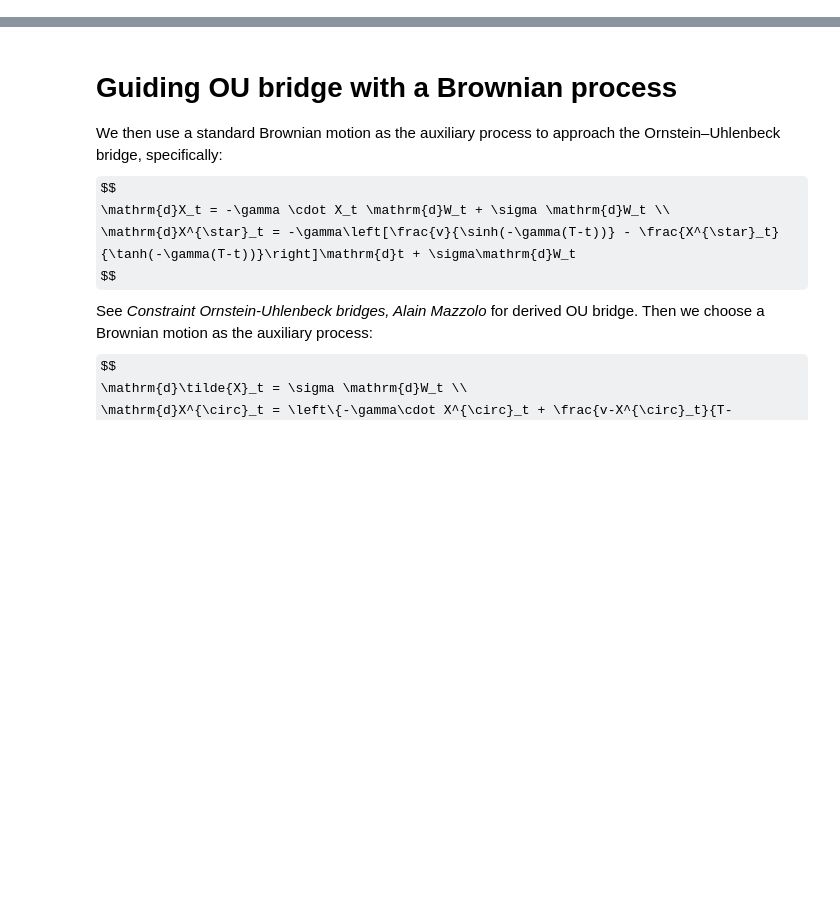
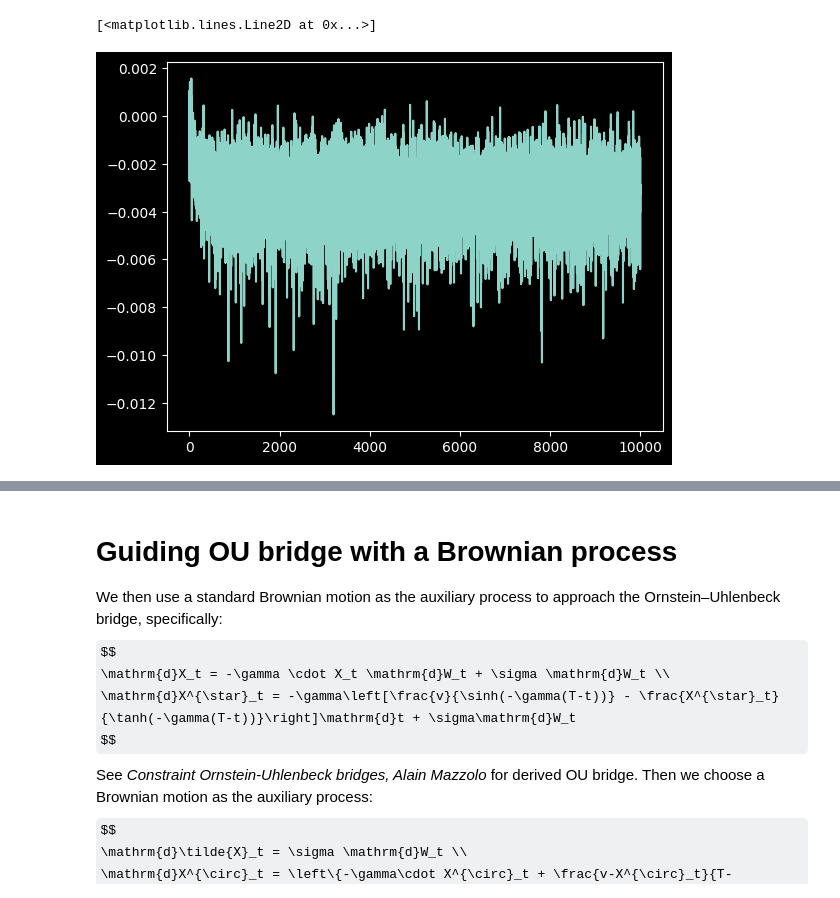
Before and after one commit to bookdiver/neuralbridge, a Jupyter notebook: notebooks/ou_bridge.ipynb, the cells around one changed output, grey strips where cells are left out. Drawn from its saved outputs; the diff is of its cells as text; code cells hidden in the pictures; some formulas as TeX source; blank space fills up the shorter version.

```diff
--- a/notebooks/ou_bridge.ipynb
+++ b/notebooks/ou_bridge.ipynb
@@ -17,0 +68,26 @@ WARNING:absl:Tensorflow library not found, tensorflow.io.gfile operations will u
+# %%
+net = ScoreNet(out_dim=dim,
+              hidden_dims=(32, 64, 32),
+              norm="batch",
+              t_emb_dim=32,
+              t_emb_max_period=50.0,
+              t_emb_scaling=200.0)
+# %%
+train_config = {
+    "save_name": "brownian_bridge_normalized_ll",
+    "seed": seed,
+    "learning_rate": 2e-4,
+    "batch_size": 128,
+    "n_iters": 1000,
+    "n_epochs": 10,
+    "ema_decay": 0.995,
+    "optimizer": "adam",
+    "clip_norm": None,
+    "warmup_steps": 0
+}
+# %%
+model = NeuralBridge(guided_bridge_proc, net, train_config)
+# %%
+wiener_proc = WienerProcess(T, dt, dim, dtype, t_scheme)
+model.init_path_solver(wiener_proc)
+losses = model.train_neural_bridge(u=u, v=v, mode="train")
@@ -17,0 +115,5 @@ WARNING:absl:Tensorflow library not found, tensorflow.io.gfile operations will u
+# %%
+plt.plot(losses)
+# %% [output]
+[<matplotlib.lines.Line2D at 0x...>]
+[figure, added]
```
Also changed, not shown: parts of 10 cells of this notebook, 14 other files.
